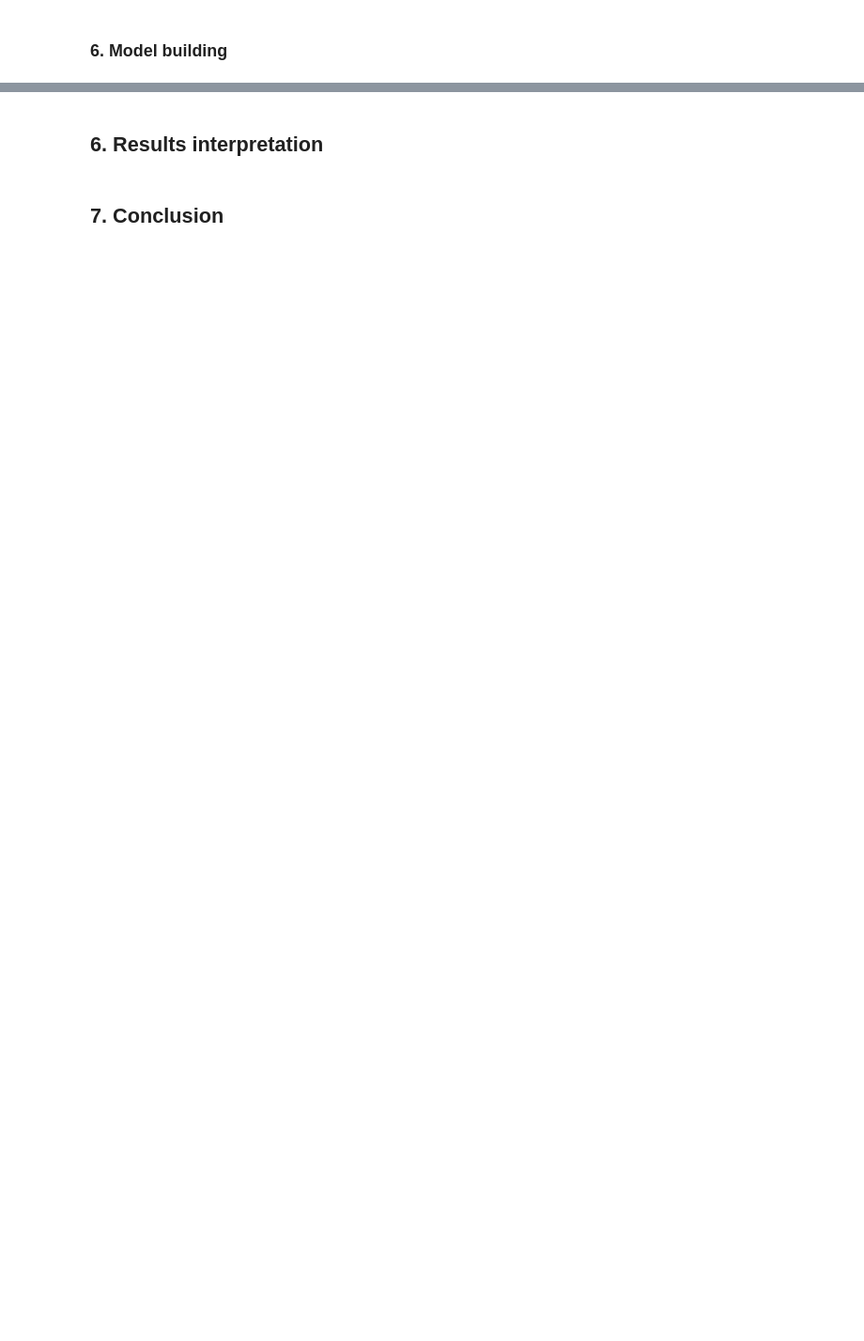
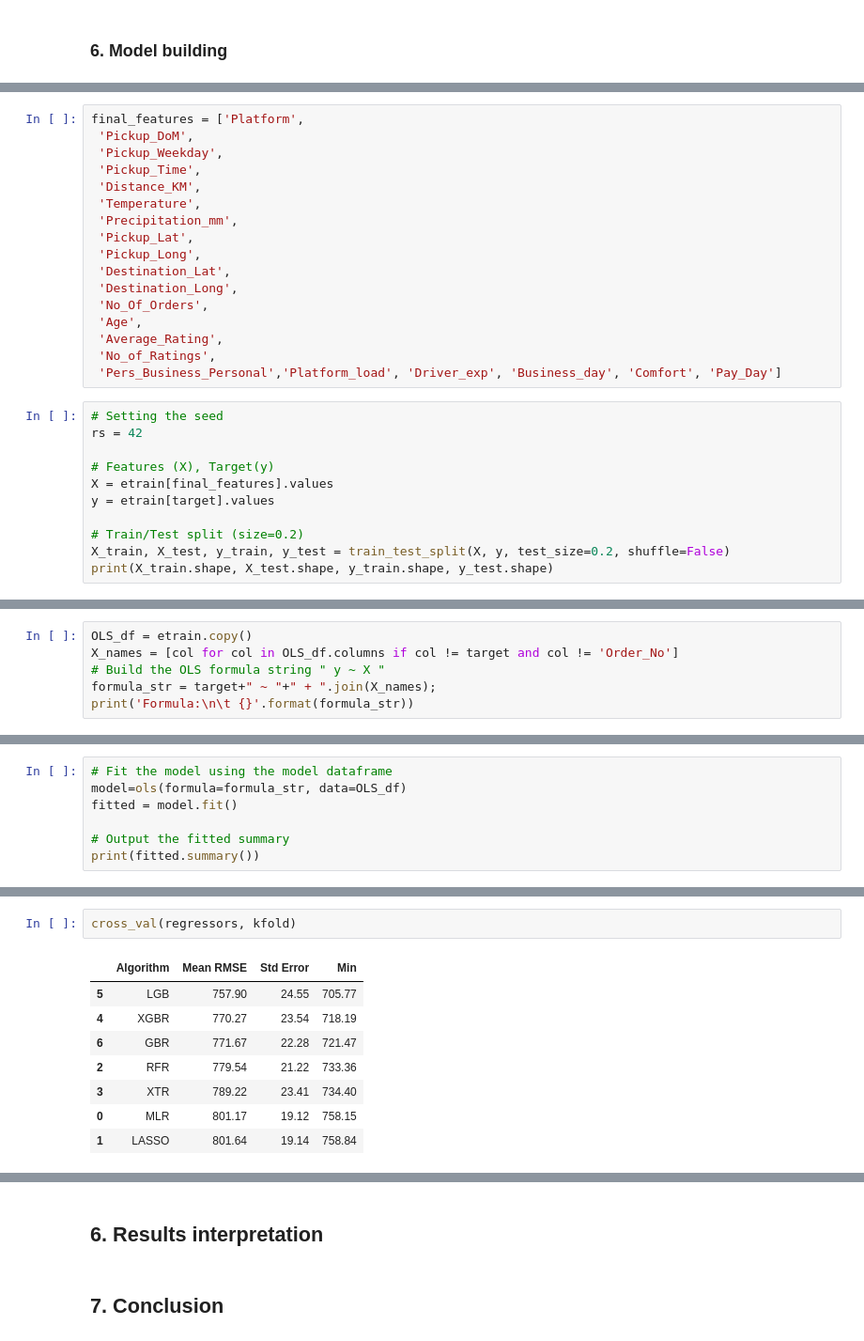
Before and after one commit to Dominic-byte/Team-13-Regression-Predict, a Jupyter notebook: Sendy_regressor.ipynb, the cells around one changed output, grey strips where cells are left out. Shown: that part at 94% size. Cells and saved outputs as stored; diff of their text form; blank space fills up the shorter version.

```diff
--- a/Sendy_regressor.ipynb
+++ b/Sendy_regressor.ipynb
@@ -701,0 +884,28 @@ pd.merge(ctrain, criders, how='left', on='Rider_Id')
+# %%
+final_features = ['Platform',
+ 'Pickup_DoM',
+ 'Pickup_Weekday',
+ 'Pickup_Time',
+ 'Distance_KM',
+ 'Temperature',
+ 'Precipitation_mm',
+ 'Pickup_Lat',
+ 'Pickup_Long',
+ 'Destination_Lat',
+ 'Destination_Long',
+ 'No_Of_Orders',
+ 'Age',
+ 'Average_Rating',
+ 'No_of_Ratings',
+ 'Pers_Business_Personal','Platform_load', 'Driver_exp', 'Business_day', 'Comfort', 'Pay_Day']
+# %%
+# Setting the seed
+rs = 42
+
+# Features (X), Target(y)
+X = etrain[final_features].values
+y = etrain[target].values
+
+# Train/Test split (size=0.2)
+X_train, X_test, y_train, y_test = train_test_split(X, y, test_size=0.2, shuffle=False)
+print(X_train.shape, X_test.shape, y_train.shape, y_test.shape)
@@ -701,0 +916,6 @@ pd.merge(ctrain, criders, how='left', on='Rider_Id')
+# %%
+OLS_df = etrain.copy()
+X_names = [col for col in OLS_df.columns if col != target and col != 'Order_No']
+# Build the OLS formula string " y ~ X "
+formula_str = target+" ~ "+" + ".join(X_names);
+print('Formula:\n\t {}'.format(formula_str))
@@ -701,0 +925,7 @@ pd.merge(ctrain, criders, how='left', on='Rider_Id')
+# %%
+# Fit the model using the model dataframe
+model=ols(formula=formula_str, data=OLS_df)
+fitted = model.fit()
+
+# Output the fitted summary
+print(fitted.summary())
@@ -701,0 +1000,11 @@ pd.merge(ctrain, criders, how='left', on='Rider_Id')
+# %%
+cross_val(regressors, kfold)
+# %% [output]
+|  | Algorithm | Mean RMSE | Std Error | Min |
+| 5 | LGB | 757.90 | 24.55 | 705.77 |
+| 4 | XGBR | 770.27 | 23.54 | 718.19 |
+| 6 | GBR | 771.67 | 22.28 | 721.47 |
+| 2 | RFR | 779.54 | 21.22 | 733.36 |
+| 3 | XTR | 789.22 | 23.41 | 734.40 |
+| 0 | MLR | 801.17 | 19.12 | 758.15 |
+| 1 | LASSO | 801.64 | 19.14 | 758.84 |
```
Also changed, not shown: parts of 47 cells of this notebook.
